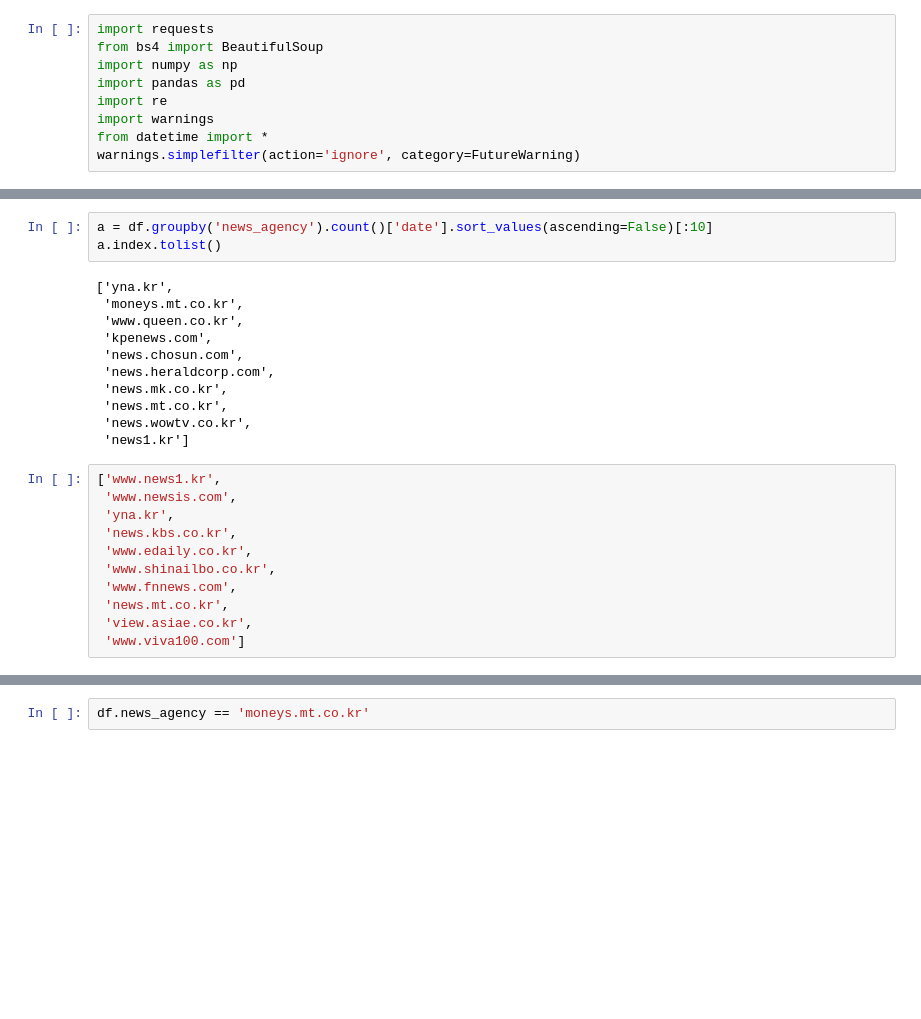
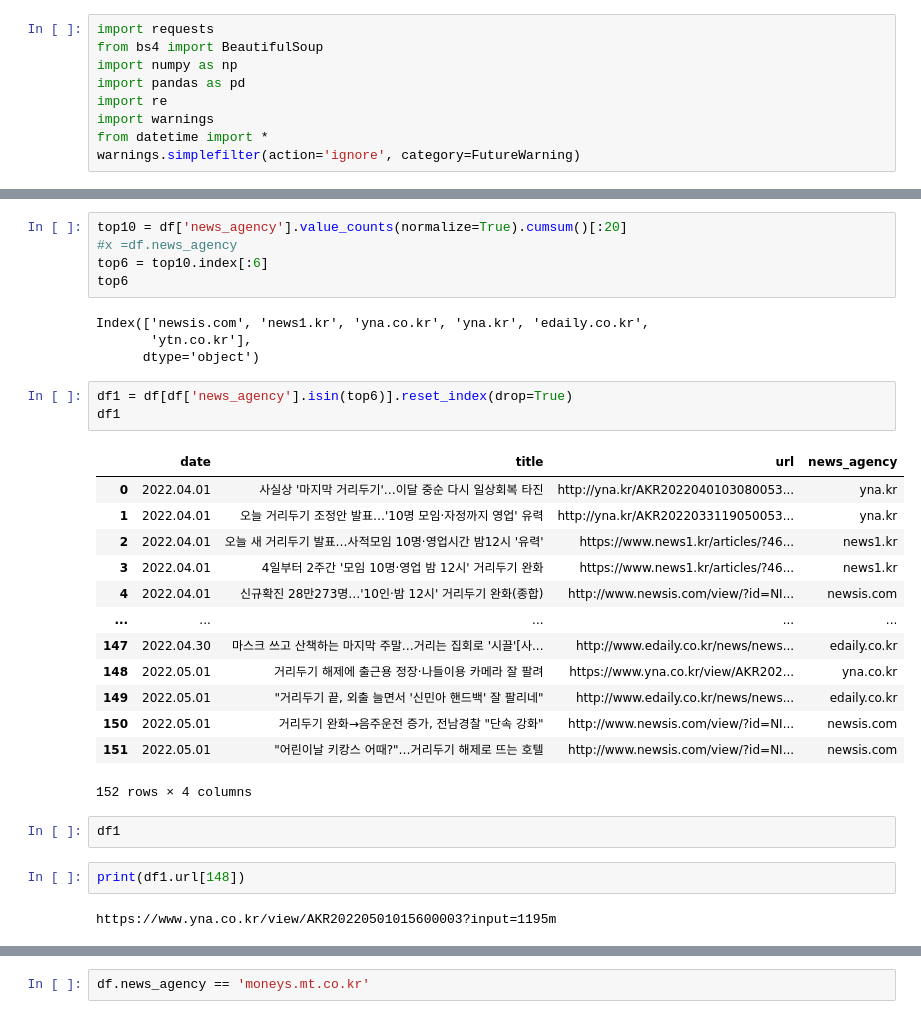
Before and after one commit to redish0317/web_crawling_practice, a Jupyter notebook: naver_news_crawling.ipynb, the cells around one changed output, grey strips where cells are left out. Drawn from its saved outputs; the diff is of its cells as text; blank space fills up the shorter version.

```diff
--- a/naver_news_crawling.ipynb
+++ b/naver_news_crawling.ipynb
@@ -205,26 +166,33 @@ df_
-# %%
-a = df.groupby('news_agency').count()['date'].sort_values(ascending=False)[:10]
-a.index.tolist()
-# %% [output]
-['yna.kr',
- 'moneys.mt.co.kr',
- 'www.queen.co.kr',
- 'kpenews.com',
- 'news.chosun.com',
- 'news.heraldcorp.com',
- 'news.mk.co.kr',
- 'news.mt.co.kr',
- 'news.wowtv.co.kr',
- 'news1.kr']
-# %%
-['www.news1.kr',
- 'www.newsis.com',
- 'yna.kr',
- 'news.kbs.co.kr',
- 'www.edaily.co.kr',
- 'www.shinailbo.co.kr',
- 'www.fnnews.com',
- 'news.mt.co.kr',
- 'view.asiae.co.kr',
- 'www.viva100.com']
+# %%
+top10 = df['news_agency'].value_counts(normalize=True).cumsum()[:20]
+#x =df.news_agency
+top6 = top10.index[:6]
+top6
+# %% [output]
+Index(['newsis.com', 'news1.kr', 'yna.co.kr', 'yna.kr', 'edaily.co.kr',
+       'ytn.co.kr'],
+      dtype='object')
+# %%
+df1 = df[df['news_agency'].isin(top6)].reset_index(drop=True)
+df1
+# %% [output]
+|  | date | title | url | news_agency |
+| 0 | 2022.04.01 | 사실상 '마지막 거리두기'…이달 중순 다시 일상회복 타진 | http://yna.kr/AKR2022040103080053... | yna.kr |
+| 1 | 2022.04.01 | 오늘 거리두기 조정안 발표…'10명 모임·자정까지 영업' 유력 | http://yna.kr/AKR2022033119050053... | yna.kr |
+| 2 | 2022.04.01 | 오늘 새 거리두기 발표…사적모임 10명·영업시간 밤12시 '유력' | https://www.news1.kr/articles/?46... | news1.kr |
+| 3 | 2022.04.01 | 4일부터 2주간 '모임 10명·영업 밤 12시' 거리두기 완화 | https://www.news1.kr/articles/?46... | news1.kr |
+| 4 | 2022.04.01 | 신규확진 28만273명…'10인·밤 12시' 거리두기 완화(종합) | http://www.newsis.com/view/?id=NI... | newsis.com |
+| ... | ... | ... | ... | ... |
+| 147 | 2022.04.30 | 마스크 쓰고 산책하는 마지막 주말…거리는 집회로 '시끌'[사... | http://www.edaily.co.kr/news/news... | edaily.co.kr |
+| 148 | 2022.05.01 | 거리두기 해제에 출근용 정장·나들이용 카메라 잘 팔려 | https://www.yna.co.kr/view/AKR202... | yna.co.kr |
+| 149 | 2022.05.01 | "거리두기 끝, 외출 늘면서 '신민아 핸드백' 잘 팔리네" | http://www.edaily.co.kr/news/news... | edaily.co.kr |
+| 150 | 2022.05.01 | 거리두기 완화→음주운전 증가, 전남경찰 "단속 강화" | http://www.newsis.com/view/?id=NI... | newsis.com |
+| 151 | 2022.05.01 | "어린이날 키캉스 어때?"…거리두기 해제로 뜨는 호텔 | http://www.newsis.com/view/?id=NI... | newsis.com |
+152 rows × 4 columns
+# %%
+df1
+# %%
+print(df1.url[148])
+# %% [output]
+https://www.yna.co.kr/view/AKR20220501015600003?input=1195m
 # %%
```
Also changed, not shown: parts of 5 cells of this notebook.
